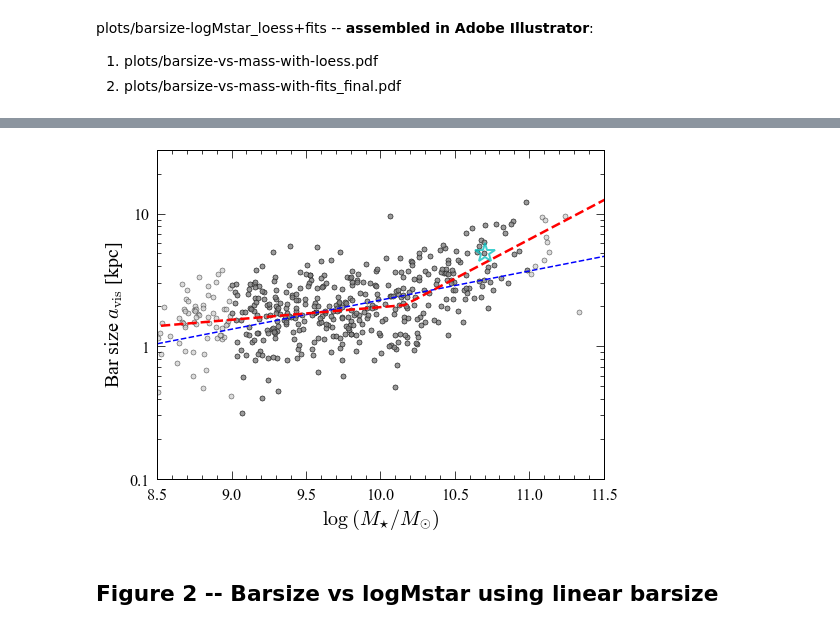
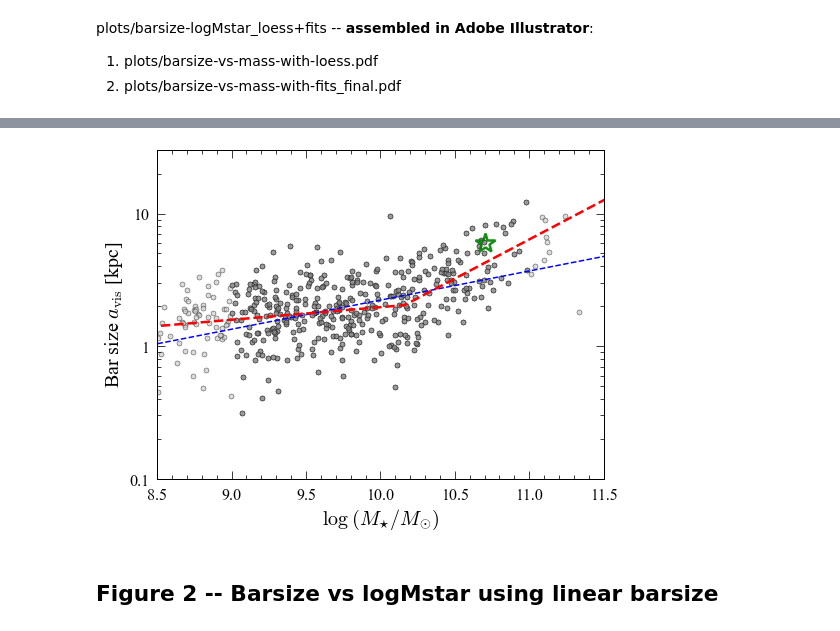
Before and after one commit to perwin/s4g_barsizes, a Jupyter notebook: barsizes_figures_for_paper.ipynb, the cells around one changed output, grey strips where cells are left out. Cells and saved outputs as stored; diff of their text form; code cells hidden in the pictures.

```diff
--- a/barsizes_figures_for_paper.ipynb
+++ b/barsizes_figures_for_paper.ipynb
@@ -43,7 +45,7 @@ s4gdata = du.ReadCompositeTable(dataDir + "s4gbars_table.dat", columnRow=25, dat
 bestfitParamsFile = projDir + "bestfit_parameters.txt"
 
 # CHANGE THIS TO POINT TO APPROPRIATE LOCAL DIRECTORY -- this is where PDF figures will be saved
-baseDir = "/Users/erwin/Documents/Working/Paper-s4gbars/"
+baseDir = "/Users/erwin/Documents/Working/Papers/Papers-s4gbars/"
 plotDir = baseDir + "plots/"
 
 nDisksTotal = len(s4gdata.name)
@@ -243,14 +311,17 @@ plots/barsize-logMstar_loess+fits -- **assembled in Adobe Illustrator**:
 s4gxx_05, s4gyy_05 = GetSortedLoess1D(s4gdata.logmstar[ii_barred_limited2], np.log10(s4gdata.sma_dp_kpc2[ii_barred_limited2]), frac=0.5)
 s4gyy_05 = 10**s4gyy_05
 
-semilogy(s4gdata.logmstar[ii_barred_limited2], s4gdata.sma_dp_kpc2[ii_barred_limited2], 'ko', mfc='0.8',ms=5, alpha=0.7)
+semilogy(s4gdata.logmstar[ii_barred_limited2], s4gdata.sma_dp_kpc2[ii_barred_limited2], 'ko', mfc='0.8',ms=5, alpha=0.7, zorder=1)
+errorbar(logmstar_bin_centers, bin_means_lin, yerr=bin_errs, fmt='s', mfc='None', mec='k', mew=1.2, ms=15, ecolor='k', capsize=5, elinewidth=1.2, zorder=2)
 xlim(8.5,11.5);ylim(0.1,30)
-plot(s4gxx_05, s4gyy_05, 'k')
+plot(s4gxx_05, s4gyy_05, 'k', zorder=3)
+semilogy(10.7, 6.0, '*', mec='g', mew=2.5, mfc='None', ms=20, alpha=0.75, zorder=4)
 
 xlabel(xtmstar);ylabel(ytbarsize_kpc)
 pu.MakeNiceLogAxes(whichAxis="y")
 # push bottom of plot upwards so that x-axis label isn't clipped in PDF output
 plt.subplots_adjust(bottom=0.14)
+savePlots = True
 if savePlots:
     plt.savefig(plotDir+"barsize-vs-mass-with-loess.pdf")
 # %% [output]
@@ -258,20 +329,20 @@ if savePlots:
 # %%
-semilogy(s4gdata.logmstar[ii_barred_limited2], s4gdata.sma_dp_kpc2[ii_barred_limited2], 'ko', mfc='0.8',ms=5, alpha=0.7)
-semilogy(s4gdata.logmstar[ii_barred_D30_m9to11], s4gdata.sma_dp_kpc2[ii_barred_D30_m9to11], 'ko', mfc='0.5',ms=5, alpha=0.7)
+semilogy(s4gdata.logmstar[ii_barred_limited2], s4gdata.sma_dp_kpc2[ii_barred_limited2], 'ko', mfc='0.8',ms=5, alpha=0.7, zorder=1)
+semilogy(s4gdata.logmstar[ii_barred_D30_m9to11], s4gdata.sma_dp_kpc2[ii_barred_D30_m9to11], 'ko', mfc='0.5',ms=5, alpha=0.7, zorder=2)
 xlim(8.5,11.5);plt.ylim(0.1,30)
-plot(mm, 10**np.array(simplefunc_linear(fitDict['barsize-vs-Mstar_lin'], mm)), 'b--', lw=1.5)
-plot(mm, 10**np.array(simplefunc_brokenlinear(fitDict['barsize-vs-Mstar_parent_brokenlin'], mm)), 'r--', lw=2.5)
+plot(mm, 10**np.array(simplefunc_linear(fitDict['barsize-vs-Mstar_lin'], mm)), 'b--', lw=1.5, zorder=3)
+plot(mm, 10**np.array(simplefunc_brokenlinear(fitDict['barsize-vs-Mstar_parent_brokenlin'], mm)), 'r--', lw=2.5, zorder=4)
 # plot Milky Way
-semilogy(10.7, 5.0, '*', mec='c', mew=2, mfc='None', ms=20, alpha=0.75)
+semilogy(10.7, 6.0, '*', mec='g', mew=2.5, mfc='None', ms=20, alpha=0.9, zorder=5)
 
 xlabel(xtmstar);ylabel(ytbarsize_kpc)
 pu.MakeNiceLogAxes(whichAxis="y")
 # push bottom of plot upwards so that x-axis label isn't clipped in PDF output
 plt.subplots_adjust(bottom=0.14)
 if savePlots:
     plt.savefig(plotDir+"barsize-vs-mass-with-fits_final.pdf")
 # %% [output]
-[figure, old version]
+[figure, new version]
 # %% [markdown]
 ## Figure 2 -- Barsize vs logMstar using linear barsize
 # %% [markdown]
```
Also changed, not shown: parts of 16 cells of this notebook, 2 other files.
